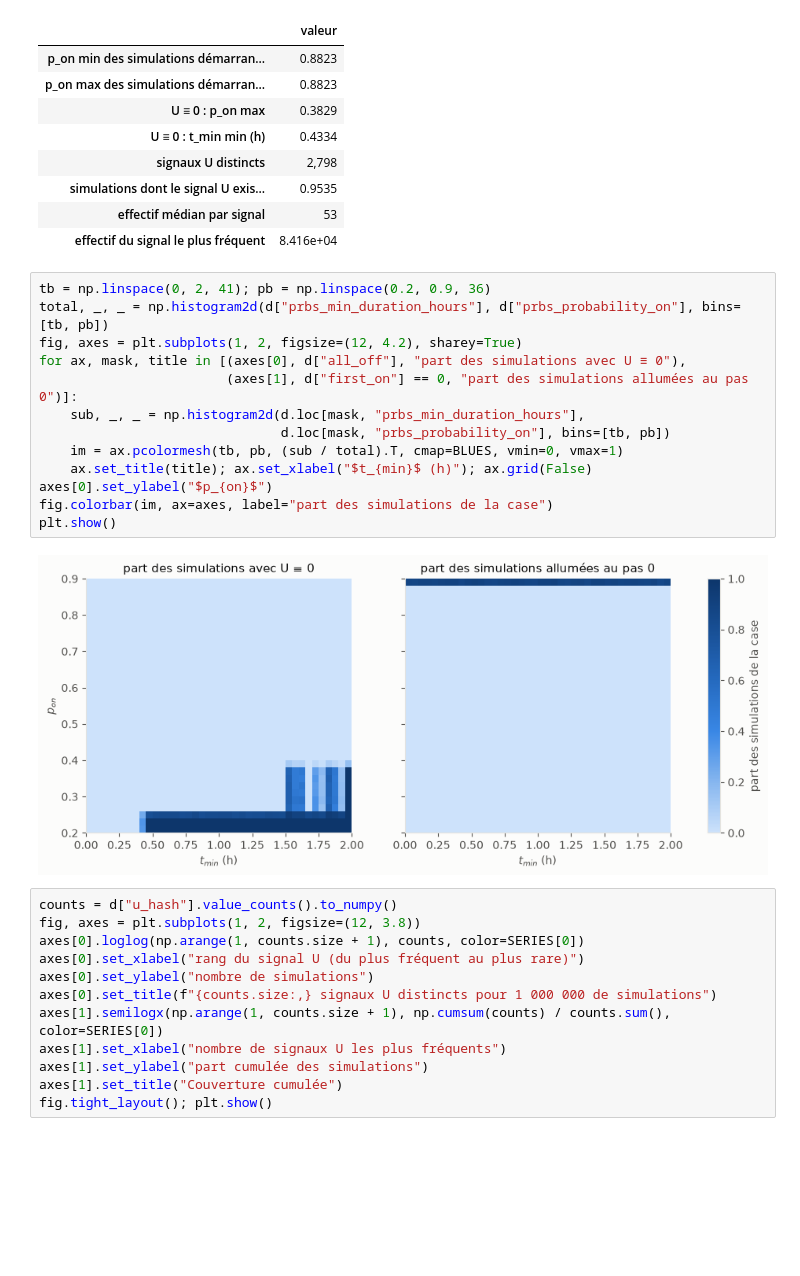
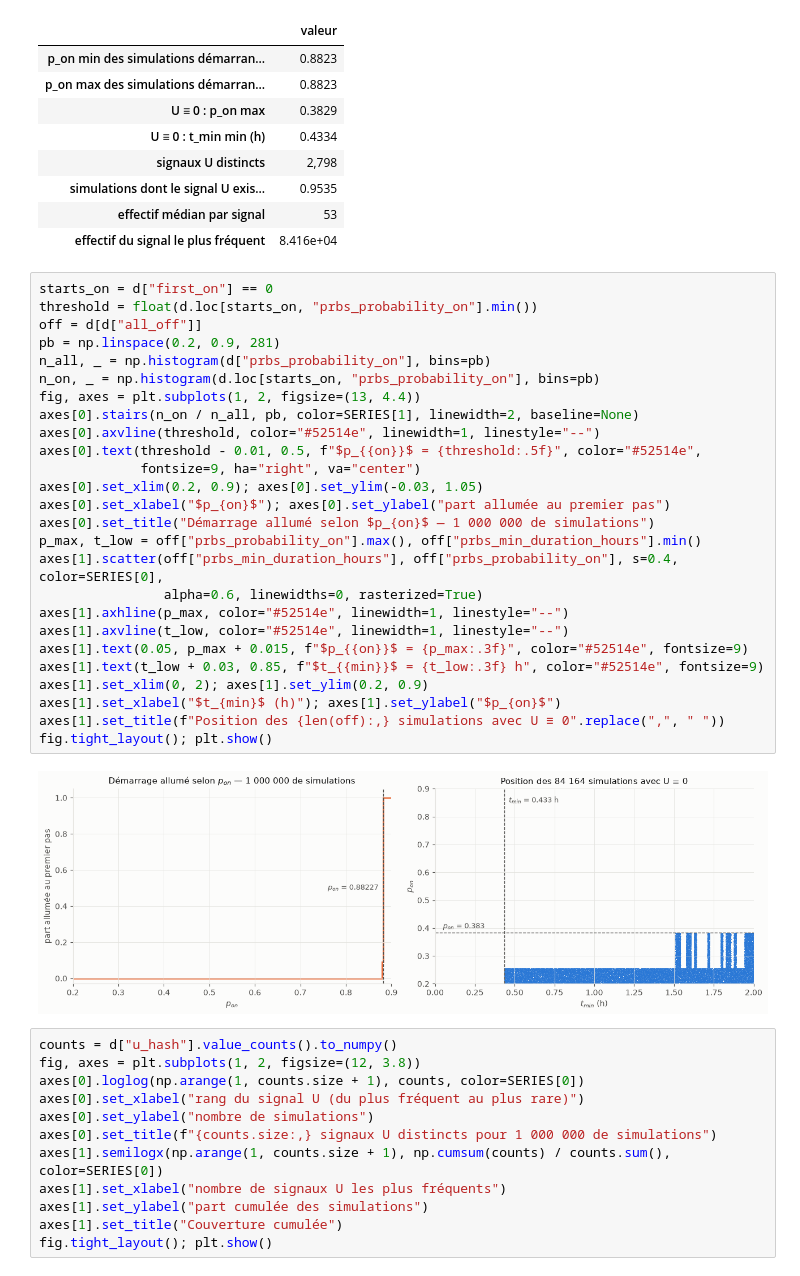
Before and after one commit to soufiane-ech/coEnergy-assessment, a Jupyter notebook: notebooks/01_eda.ipynb, the cells around one changed output. Drawn from its saved outputs; the diff is of its cells as text; blank space fills up the shorter version.

```diff
--- a/notebooks/01_eda.ipynb
+++ b/notebooks/01_eda.ipynb
@@ -176,21 +202,34 @@ an.shared_draws_evidence(d).to_frame("valeur")
 | simulations dont le signal U exis... | 0.9535 |
 | effectif médian par signal | 53 |
 | effectif du signal le plus fréquent | 8.416e+04 |
-# %%
-tb = np.linspace(0, 2, 41); pb = np.linspace(0.2, 0.9, 36)
-total, _, _ = np.histogram2d(d["prbs_min_duration_hours"], d["prbs_probability_on"], bins=[tb, pb])
-fig, axes = plt.subplots(1, 2, figsize=(12, 4.2), sharey=True)
-for ax, mask, title in [(axes[0], d["all_off"], "part des simulations avec U ≡ 0"),
-                        (axes[1], d["first_on"] == 0, "part des simulations allumées au pas 0")]:
-    sub, _, _ = np.histogram2d(d.loc[mask, "prbs_min_duration_hours"],
-                               d.loc[mask, "prbs_probability_on"], bins=[tb, pb])
-    im = ax.pcolormesh(tb, pb, (sub / total).T, cmap=BLUES, vmin=0, vmax=1)
-    ax.set_title(title); ax.set_xlabel("$t_{min}$ (h)"); ax.grid(False)
-axes[0].set_ylabel("$p_{on}$")
-fig.colorbar(im, ax=axes, label="part des simulations de la case")
-plt.show()
-# %% [output]
-[figure, removed]
+# %%
+starts_on = d["first_on"] == 0
+threshold = float(d.loc[starts_on, "prbs_probability_on"].min())
+off = d[d["all_off"]]
+pb = np.linspace(0.2, 0.9, 281)
+n_all, _ = np.histogram(d["prbs_probability_on"], bins=pb)
+n_on, _ = np.histogram(d.loc[starts_on, "prbs_probability_on"], bins=pb)
+fig, axes = plt.subplots(1, 2, figsize=(13, 4.4))
+axes[0].stairs(n_on / n_all, pb, color=SERIES[1], linewidth=2, baseline=None)
+axes[0].axvline(threshold, color="#52514e", linewidth=1, linestyle="--")
+axes[0].text(threshold - 0.01, 0.5, f"$p_{{on}}$ = {threshold:.5f}", color="#52514e",
+             fontsize=9, ha="right", va="center")
+axes[0].set_xlim(0.2, 0.9); axes[0].set_ylim(-0.03, 1.05)
+axes[0].set_xlabel("$p_{on}$"); axes[0].set_ylabel("part allumée au premier pas")
+axes[0].set_title("Démarrage allumé selon $p_{on}$ — 1 000 000 de simulations")
+p_max, t_low = off["prbs_probability_on"].max(), off["prbs_min_duration_hours"].min()
+axes[1].scatter(off["prbs_min_duration_hours"], off["prbs_probability_on"], s=0.4, color=SERIES[0],
+                alpha=0.6, linewidths=0, rasterized=True)
+axes[1].axhline(p_max, color="#52514e", linewidth=1, linestyle="--")
+axes[1].axvline(t_low, color="#52514e", linewidth=1, linestyle="--")
+axes[1].text(0.05, p_max + 0.015, f"$p_{{on}}$ = {p_max:.3f}", color="#52514e", fontsize=9)
+axes[1].text(t_low + 0.03, 0.85, f"$t_{{min}}$ = {t_low:.3f} h", color="#52514e", fontsize=9)
+axes[1].set_xlim(0, 2); axes[1].set_ylim(0.2, 0.9)
+axes[1].set_xlabel("$t_{min}$ (h)"); axes[1].set_ylabel("$p_{on}$")
+axes[1].set_title(f"Position des {len(off):,} simulations avec U ≡ 0".replace(",", " "))
+fig.tight_layout(); plt.show()
+# %% [output]
+[figure, added]
 # %%
 counts = d["u_hash"].value_counts().to_numpy()
 fig, axes = plt.subplots(1, 2, figsize=(12, 3.8))
```
Also changed, not shown: parts of 27 cells of this notebook.
